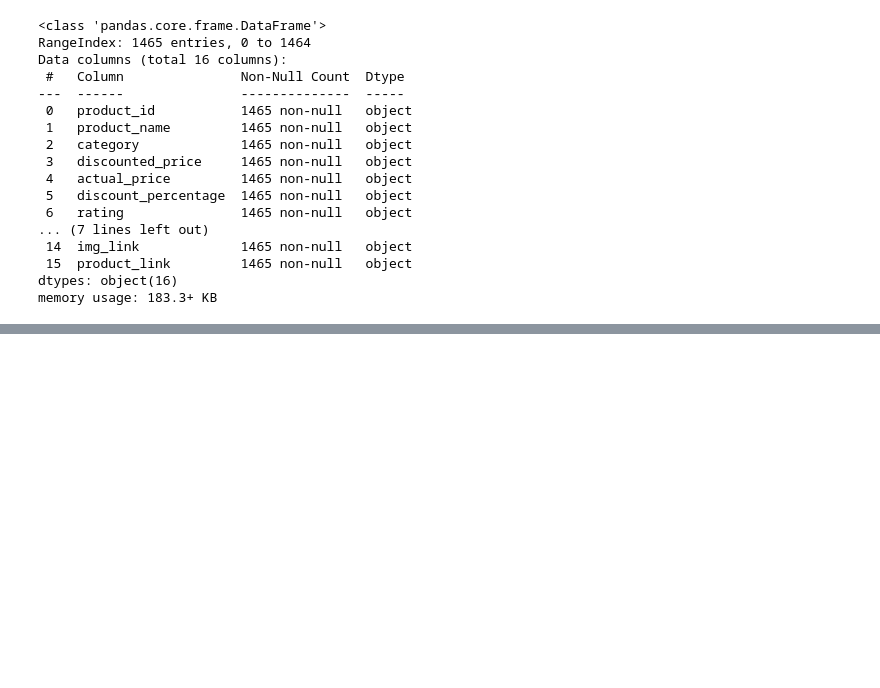
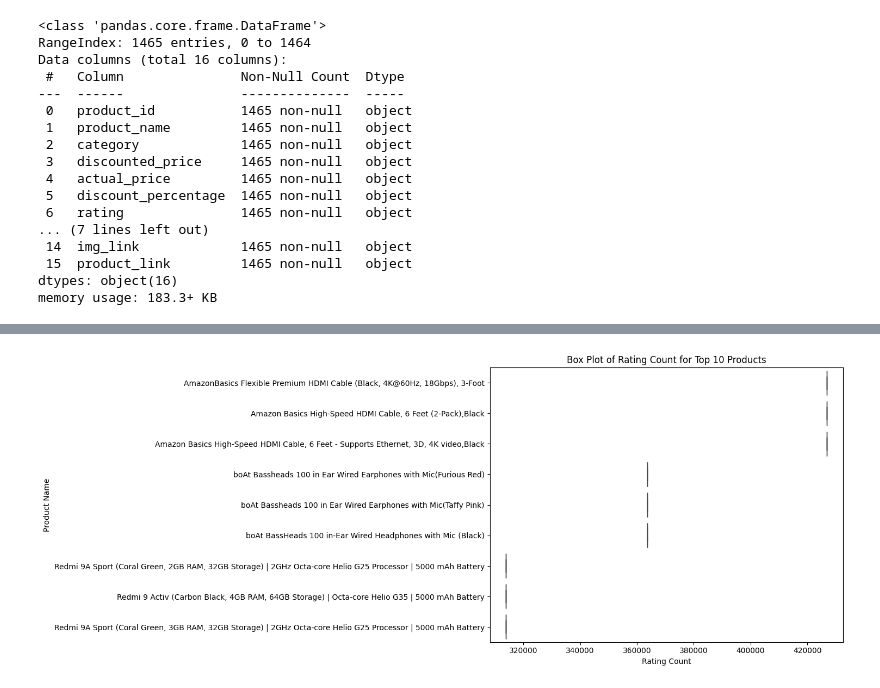
Before and after one commit to NaimPro-tech/customer_churn_prediction, a Jupyter notebook: churn_model.ipynb, the cells around one changed output, grey strips where cells are left out. Saved outputs shown, nothing was run; the diff lists cells and outputs as text; code cells hidden in the pictures; blank space fills up the shorter version.

Commit message:
popular products and positive reviews

```diff
--- a/churn_model.ipynb
+++ b/churn_model.ipynb
@@ -35,0 +46,7 @@ memory usage: 183.3+ KB
+# %%
+numeric_cols = ['discounted_price', 'actual_price', 'discount_percentage', 'rating', 'rating_count']
+for col in numeric_cols:
+    df[col] = df[col].replace(r'[₹\*,+,%]', '', regex=True)
+    df[col]=pd.to_numeric(df[col], errors='coerce')
+
+df.info()
@@ -35,0 +93,4 @@ memory usage: 183.3+ KB
+# %%
+df['rating'] = df['rating'].fillna(df['rating'].mean())
+df['rating_count'] = df['rating_count'].fillna(df['rating_count'].mean())
+df.isna().sum()
@@ -35,0 +125,11 @@ memory usage: 183.3+ KB
+# %%
+top_products = df.sort_values('rating_count', ascending=False).head(10)
+plt.figure(figsize=(15,6))
+sns.boxplot(data=top_products, x='rating_count', y='product_name')
+plt.title('Box Plot of Rating Count for Top 10 Products')
+plt.xlabel('Rating Count')
+plt.ylabel('Product Name')
+plt.tight_layout()
+plt.show()
+# %% [output]
+[figure, added]
```
Also changed, not shown: parts of 22 cells of this notebook, 1 other file.
